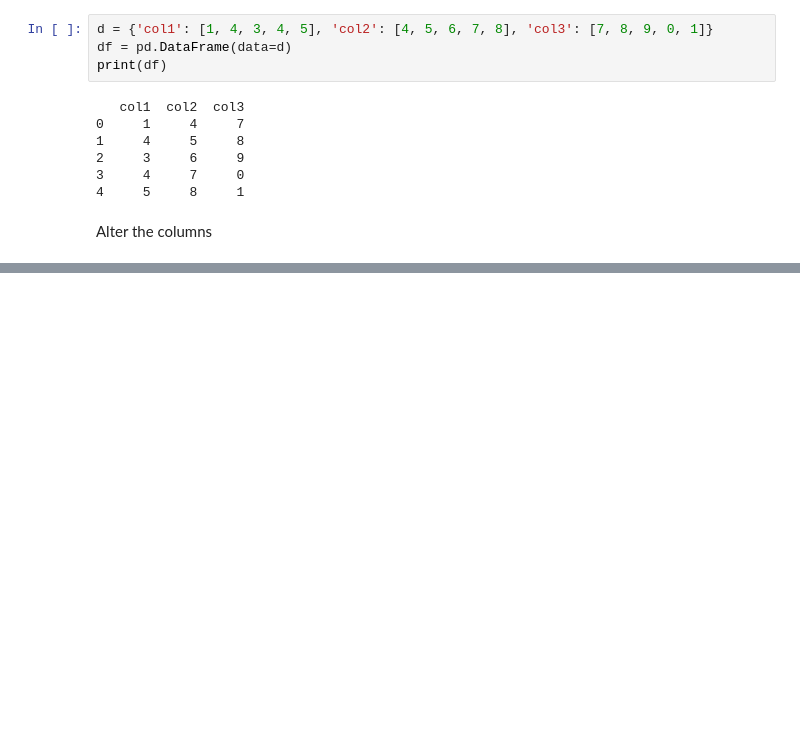
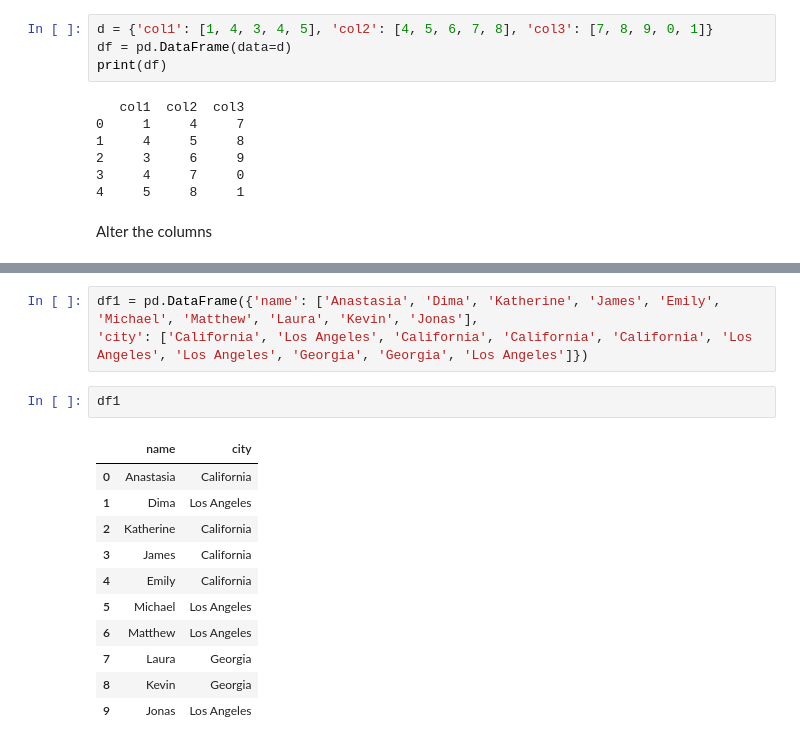
Before and after one commit to AnannyaSagar/Python_Problems, a Jupyter notebook: Pandas_Practice.ipynb, the cells around one changed output, grey strips where cells are left out. Saved outputs shown, nothing was run; the diff lists cells and outputs as text; blank space fills up the shorter version.

```diff
--- a/Pandas_Practice.ipynb
+++ b/Pandas_Practice.ipynb
@@ -113,0 +128,17 @@ print(df)
+# %%
+df1 = pd.DataFrame({'name': ['Anastasia', 'Dima', 'Katherine', 'James', 'Emily', 'Michael', 'Matthew', 'Laura', 'Kevin', 'Jonas'],
+'city': ['California', 'Los Angeles', 'California', 'California', 'California', 'Los Angeles', 'Los Angeles', 'Georgia', 'Georgia', 'Los Angeles']})
+# %%
+df1
+# %% [output]
+|  | name | city |
+| 0 | Anastasia | California |
+| 1 | Dima | Los Angeles |
+| 2 | Katherine | California |
+| 3 | James | California |
+| 4 | Emily | California |
+| 5 | Michael | Los Angeles |
+| 6 | Matthew | Los Angeles |
+| 7 | Laura | Georgia |
+| 8 | Kevin | Georgia |
+| 9 | Jonas | Los Angeles |
```
Also changed, not shown: parts of 27 cells of this notebook.
